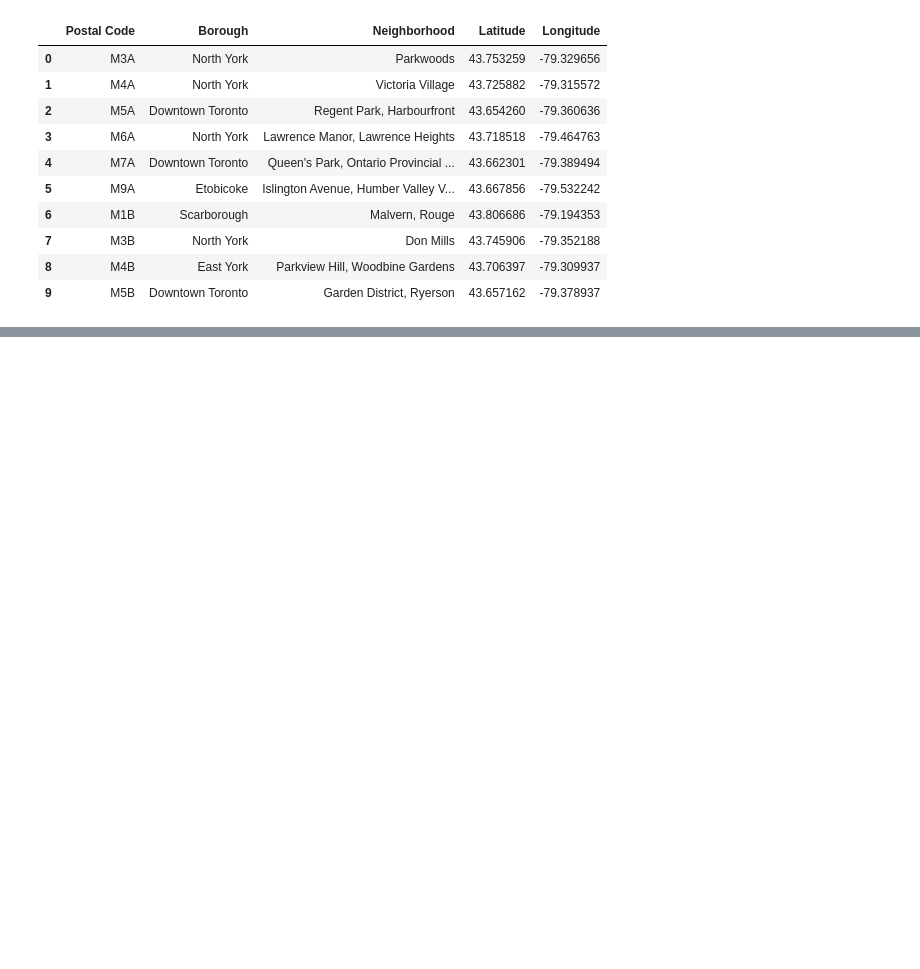
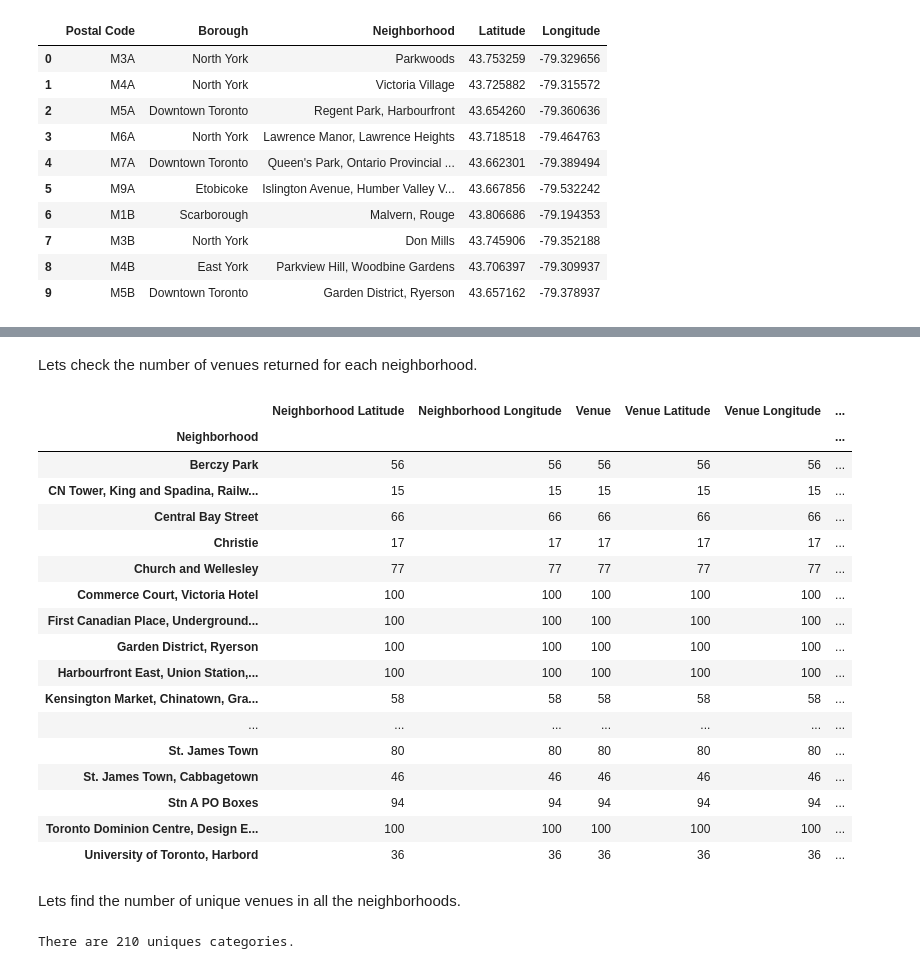
Before and after one commit to outzguite-datascientist/Coursera_Capstone, a Jupyter notebook: Coursera_Capstone Week 3 Assignment.ipynb, the cells around one changed output, grey strips where cells are left out. Drawn from its saved outputs; the diff is of its cells as text; code cells hidden in the pictures; blank space fills up the shorter version.

```diff
--- a/Coursera_Capstone Week 3 Assignment.ipynb
+++ b/Coursera_Capstone Week 3 Assignment.ipynb
@@ -107,0 +181,3 @@ df.head(10)
+# %%
+df_downtown = df[df['Borough'] == 'Downtown Toronto'].reset_index(drop = True)
+df_downtown.head()
@@ -107,0 +191,22 @@ df.head(10)
+# %%
+# create a map of downtown Toronto to visualize the borough and all its neighborhoods using the lat and lng values above
+
+latitude = 43.6532
+longitude = -79.3832 # the geospatial coordiantes of Toronto
+
+map_downtown = folium.Map(location = [latitude, longitude], zoom_start = 11)
+for lat, lng, borough, neighborhood in zip(df_downtown['Latitude'], df_downtown['Longitude'], df_downtown['Borough'], df_downtown['Neighborhood']):
+
+    label = '{}, {}'.format(neighborhood, borough)
+    label = folium.Popup(label, parse_html=True)
+    folium.CircleMarker(
+        [lat, lng],
+        radius=5,
+        popup=label,
+        color='blue',
+        fill=True,
+        fill_color='#3186cc',
+        fill_opacity=0.7,
+        parse_html=False).add_to(map_downtown)
+
+map_downtown
@@ -107,0 +267,5 @@ df.head(10)
+# %%
+downtown_venues = getNearbyVenues(names = df_downtown['Neighborhood'],
+                                   latitudes = df_downtown['Latitude'],
+                                   longitudes = df_downtown['Longitude']
+                                  )
@@ -107,0 +305,29 @@ df.head(10)
+# %% [markdown]
+Lets check the number of venues returned for each neighborhood.
+# %%
+downtown_venues.groupby('Neighborhood').count()
+# %% [output]
+|  | Neighborhood Latitude | Neighborhood Longitude | Venue | Venue Latitude | Venue Longitude | ... |
+| Neighborhood |  |  |  |  |  | ... |
+| Berczy Park | 56 | 56 | 56 | 56 | 56 | ... |
+| CN Tower, King and Spadina, Railw... | 15 | 15 | 15 | 15 | 15 | ... |
+| Central Bay Street | 66 | 66 | 66 | 66 | 66 | ... |
+| Christie | 17 | 17 | 17 | 17 | 17 | ... |
+| Church and Wellesley | 77 | 77 | 77 | 77 | 77 | ... |
+| Commerce Court, Victoria Hotel | 100 | 100 | 100 | 100 | 100 | ... |
+| First Canadian Place, Underground... | 100 | 100 | 100 | 100 | 100 | ... |
+| Garden District, Ryerson | 100 | 100 | 100 | 100 | 100 | ... |
+| Harbourfront East, Union Station,... | 100 | 100 | 100 | 100 | 100 | ... |
+| Kensington Market, Chinatown, Gra... | 58 | 58 | 58 | 58 | 58 | ... |
+| ... | ... | ... | ... | ... | ... | ... |
+| St. James Town | 80 | 80 | 80 | 80 | 80 | ... |
+| St. James Town, Cabbagetown | 46 | 46 | 46 | 46 | 46 | ... |
+| Stn A PO Boxes | 94 | 94 | 94 | 94 | 94 | ... |
+| Toronto Dominion Centre, Design E... | 100 | 100 | 100 | 100 | 100 | ... |
+| University of Toronto, Harbord | 36 | 36 | 36 | 36 | 36 | ... |
+# %% [markdown]
+Lets find the number of unique venues in all the neighborhoods.
+# %%
+print('There are {} uniques categories.'.format(len(downtown_venues['Venue Category'].unique())))
+# %% [output]
+There are 210 uniques categories.
```
Also changed, not shown: parts of 21 cells of this notebook.
